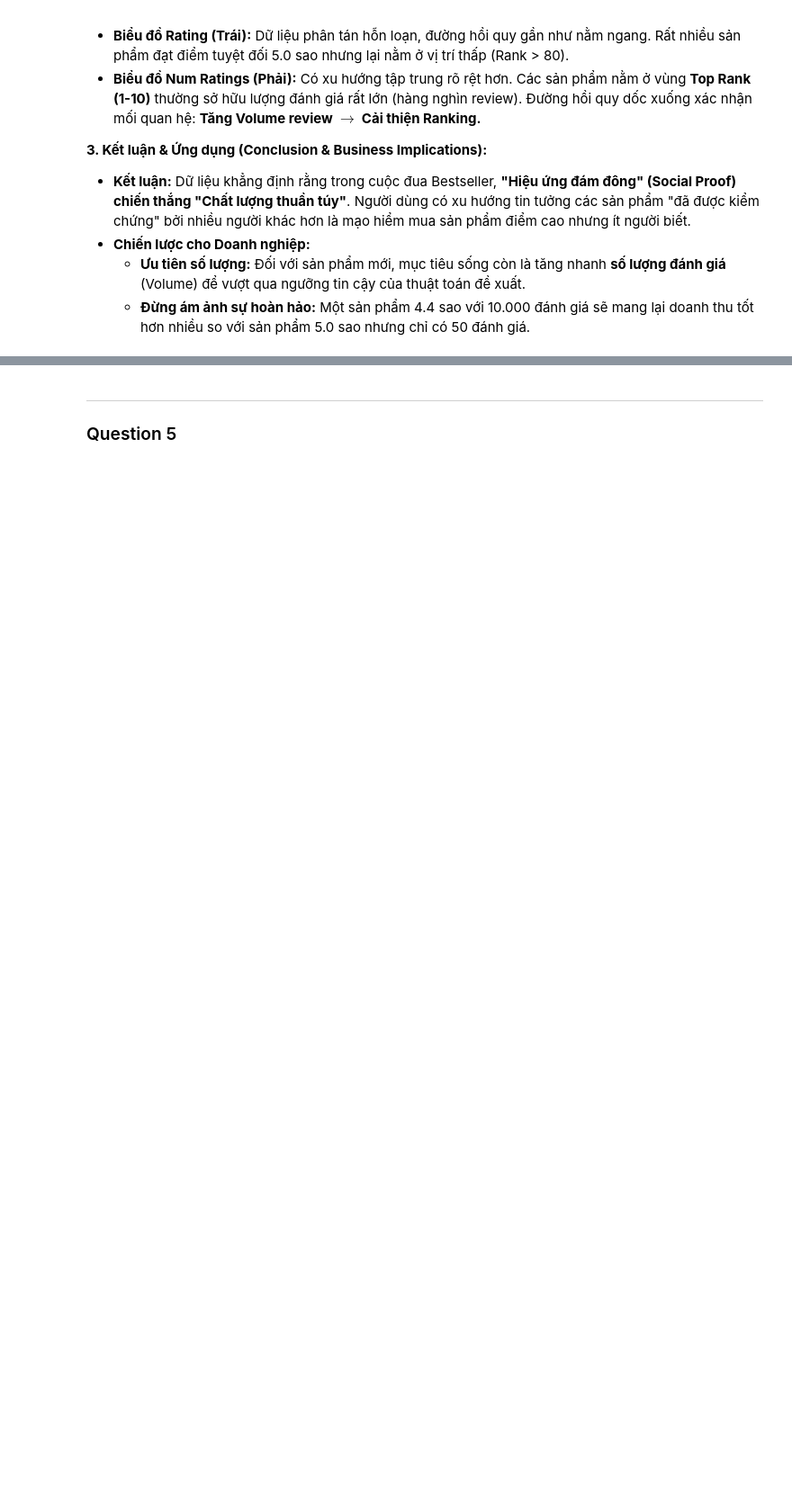
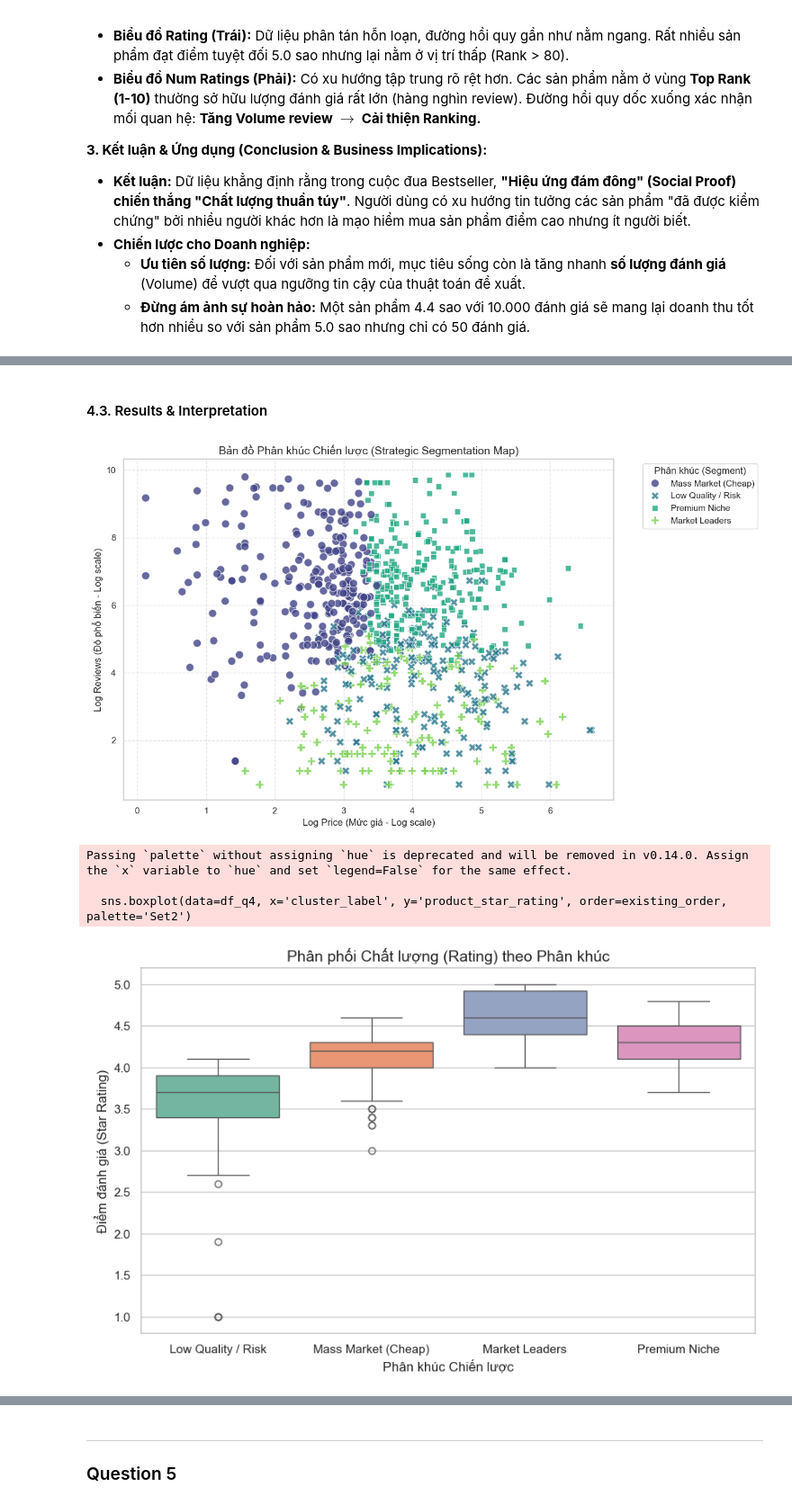
Before and after one commit to TANVANHCMUS2005/LTKHDL_Final_Project, a Jupyter notebook: Final_project.ipynb, the cells around one changed output, grey strips where cells are left out. Shown at 90% size. Cells and saved outputs as stored; diff of their text form; code cells hidden in the pictures; blank space fills up the shorter version.

```diff
--- a/Final_project.ipynb
+++ b/Final_project.ipynb
@@ -1088,0 +1563,34 @@ KẾT QUẢ TƯƠNG QUAN SPEARMAN (Rank càng nhỏ = Càng bán chạy)
+# %% [markdown]
+#### 4.3. Results & Interpretation
+# %%
+# PLOT 1: Scatter Plot (Dùng cột cluster_label làm hue)
+plt.figure(figsize=(12, 7))
+sns.scatterplot(data=df_q4, x='log_price', y='log_reviews', hue='cluster_label',
+                style='cluster_label', palette='viridis', s=100, alpha=0.8)
+
+plt.title('Bản đồ Phân khúc Chiến lược (Strategic Segmentation Map)', fontsize=14)
+plt.xlabel('Log Price (Mức giá - Log scale)', fontsize=12)
+plt.ylabel('Log Reviews (Độ phổ biến - Log scale)', fontsize=12)
+plt.legend(title='Phân khúc (Segment)', bbox_to_anchor=(1.05, 1), loc='upper left')
+plt.grid(True, linestyle='--', alpha=0.5)
+plt.tight_layout()
+plt.show()
+
+# PLOT 2: Boxplot Rating (So sánh chất lượng)
+plt.figure(figsize=(10, 6))
+# Sắp xếp thứ tự vẽ để dễ nhìn: Low Quality -> Mass -> Leader -> Premium
+order_list = ['Low Quality / Risk', 'Mass Market (Cheap)', 'Market Leaders', 'Premium Niche']
+# Lọc chỉ những label có trong dữ liệu (đề phòng trường hợp logic gán tên bị thiếu)
+existing_order = [x for x in order_list if x in df_q4['cluster_label'].unique()]
+
+sns.boxplot(data=df_q4, x='cluster_label', y='product_star_rating', order=existing_order, palette='Set2')
+plt.title('Phân phối Chất lượng (Rating) theo Phân khúc', fontsize=14)
+plt.xlabel('Phân khúc Chiến lược')
+plt.ylabel('Điểm đánh giá (Star Rating)')
+plt.show()
+# %% [output]
+[figure, added]
+Passing `palette` without assigning `hue` is deprecated and will be removed in v0.14.0. Assign the `x` variable to `hue` and set `legend=False` for the same effect.
+
+  sns.boxplot(data=df_q4, x='cluster_label', y='product_star_rating', order=existing_order, palette='Set2')
+[figure, added]
```
Also changed, not shown: parts of 31 cells of this notebook.
